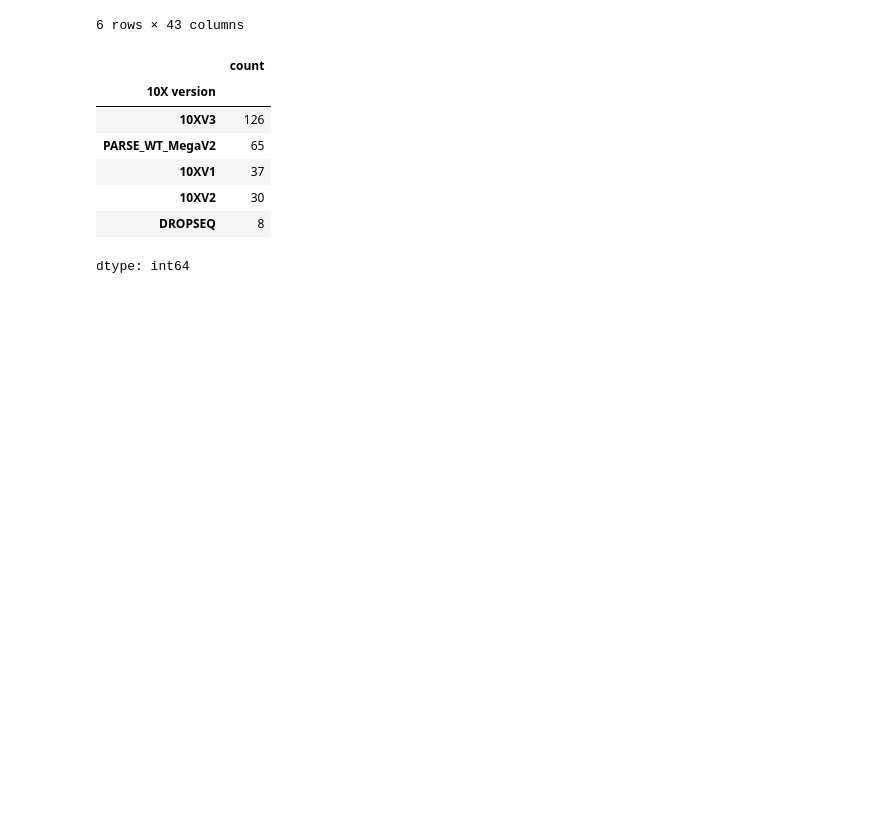
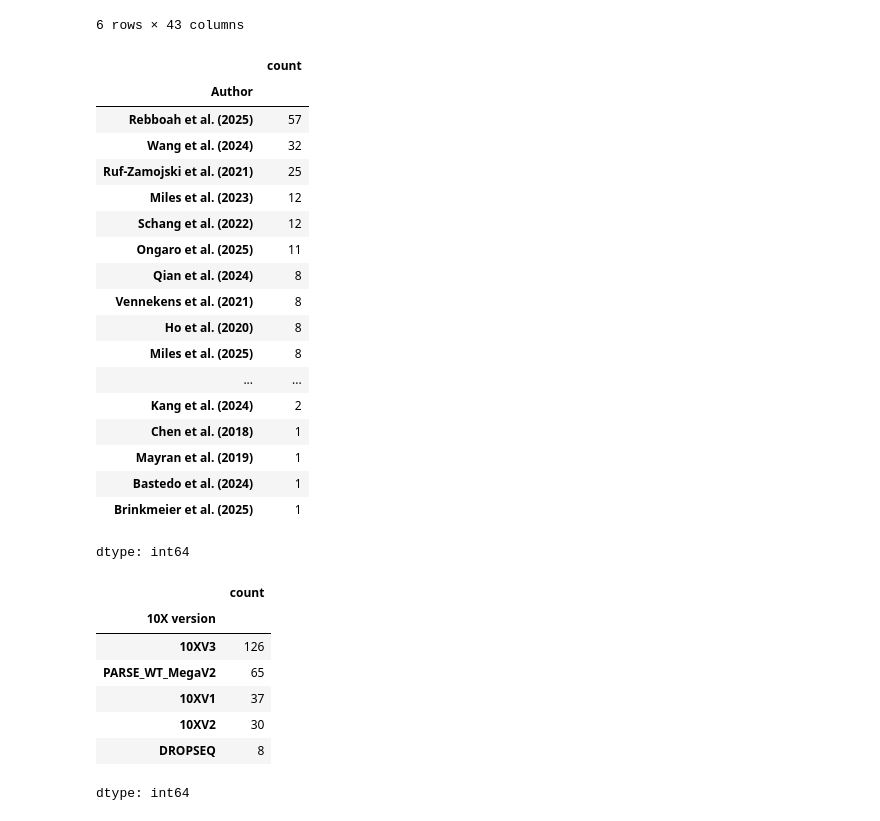
Before and after one commit to Andoniadou-Lab/consensus_pituitary_atlas, a Jupyter notebook: curation/Curation_flag_metadata.ipynb, the cells around one changed output. Drawn from its saved outputs; the diff is of its cells as text; code cells hidden in the pictures; blank space fills up the shorter version.

```diff
--- a/curation/Curation_flag_metadata.ipynb
+++ b/curation/Curation_flag_metadata.ipynb
@@ -265,6 +241,28 @@ df[df["n_cells"]<300]
 | 238 | 094_CASTJ_10F_01 | 094_CASTJ_10F_01 | NaN | normal | 1 | CASTJ | 0 | Rebboah et al. (2025) | NaN | 69 | ... |
 | 244 | 062_WSBJ_10F_01 | 062_WSBJ_10F_01 | NaN | normal | 1 | WSBJ | 0 | Rebboah et al. (2025) | NaN | 69 | ... |
 6 rows × 43 columns
+# %%
+df[df["n_cells"]>300]["Author"].value_counts()
+# %% [output]
+|  | count |
+| Author |  |
+| Rebboah et al. (2025) | 57 |
+| Wang et al. (2024) | 32 |
+| Ruf-Zamojski et al. (2021) | 25 |
+| Miles et al. (2023) | 12 |
+| Schang et al. (2022) | 12 |
+| Ongaro et al. (2025) | 11 |
+| Qian et al. (2024) | 8 |
+| Vennekens et al. (2021) | 8 |
+| Ho et al. (2020) | 8 |
+| Miles et al. (2025) | 8 |
+| ... | ... |
+| Kang et al. (2024) | 2 |
+| Chen et al. (2018) | 1 |
+| Mayran et al. (2019) | 1 |
+| Bastedo et al. (2024) | 1 |
+| Brinkmeier et al. (2025) | 1 |
+dtype: int64
 # %%
 df['10X version'].value_counts()
 # %% [output]
```
Also changed, not shown: parts of 12 cells of this notebook.
